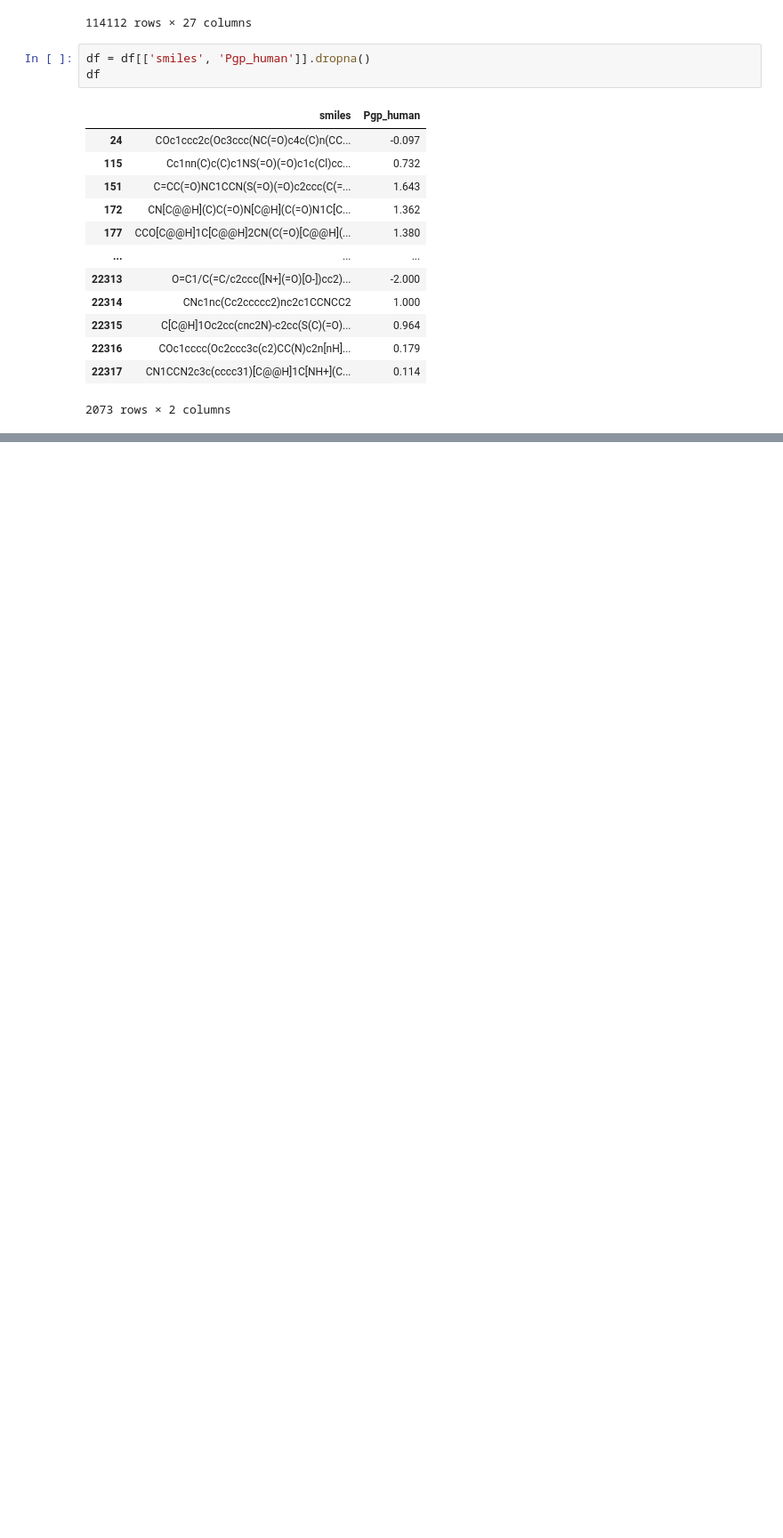
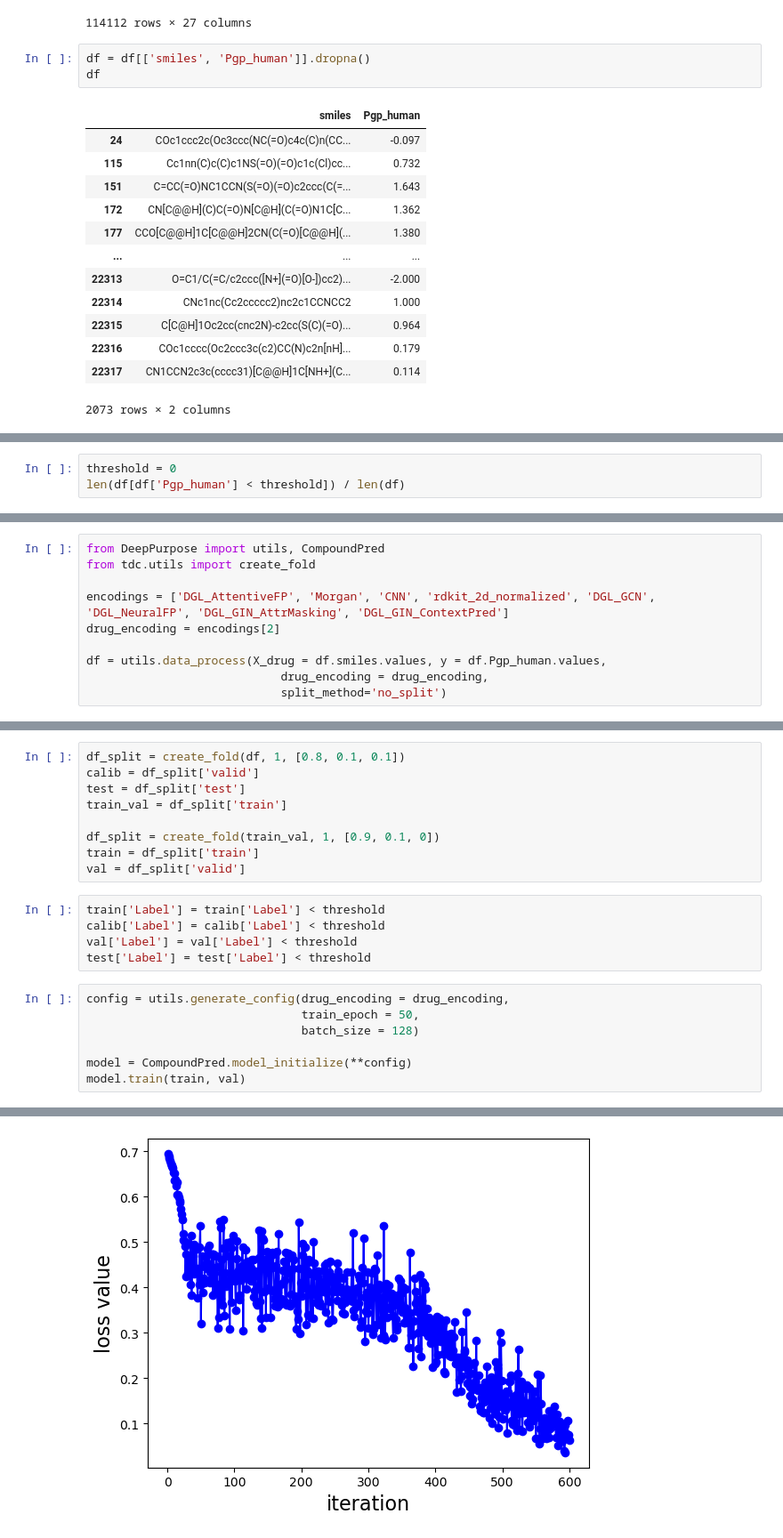
Before and after one commit to Tian-Bai/confsel-drug, a Jupyter notebook: test.ipynb, the cells around one changed output, grey strips where cells are left out. Shown at 89% size. Cells and saved outputs as stored; diff of their text form; blank space fills up the shorter version.

Commit message:
small test on adme dataset

```diff
--- a/test.ipynb
+++ b/test.ipynb
@@ -72,0 +75,3 @@ from DeepPurpose import
+# %%
+threshold = 0
+len(df[df['Pgp_human'] < threshold]) / len(df)
@@ -72,0 +80,10 @@ from DeepPurpose import
+# %%
+from DeepPurpose import utils, CompoundPred
+from tdc.utils import create_fold
+
+encodings = ['DGL_AttentiveFP', 'Morgan', 'CNN', 'rdkit_2d_normalized', 'DGL_GCN', 'DGL_NeuralFP', 'DGL_GIN_AttrMasking', 'DGL_GIN_ContextPred']
+drug_encoding = encodings[2]
+
+df = utils.data_process(X_drug = df.smiles.values, y = df.Pgp_human.values,
+                            drug_encoding = drug_encoding,
+                            split_method='no_split')
@@ -72,0 +96,22 @@ from DeepPurpose import
+# %%
+df_split = create_fold(df, 1, [0.8, 0.1, 0.1])
+calib = df_split['valid']
+test = df_split['test']
+train_val = df_split['train']
+
+df_split = create_fold(train_val, 1, [0.9, 0.1, 0])
+train = df_split['train']
+val = df_split['valid']
+# %%
+train['Label'] = train['Label'] < threshold
+calib['Label'] = calib['Label'] < threshold
+val['Label'] = val['Label'] < threshold
+test['Label'] = test['Label'] < threshold
+# %%
+config = utils.generate_config(drug_encoding = drug_encoding,
+                               train_epoch = 50,
+                               batch_size = 128)
+
+model = CompoundPred.model_initialize(**config)
+model.train(train, val)
+# %% [output]
@@ -72,0 +135 @@ from DeepPurpose import
+[figure, added]
```
Also changed, not shown: parts of 11 cells of this notebook, 2 other files.
